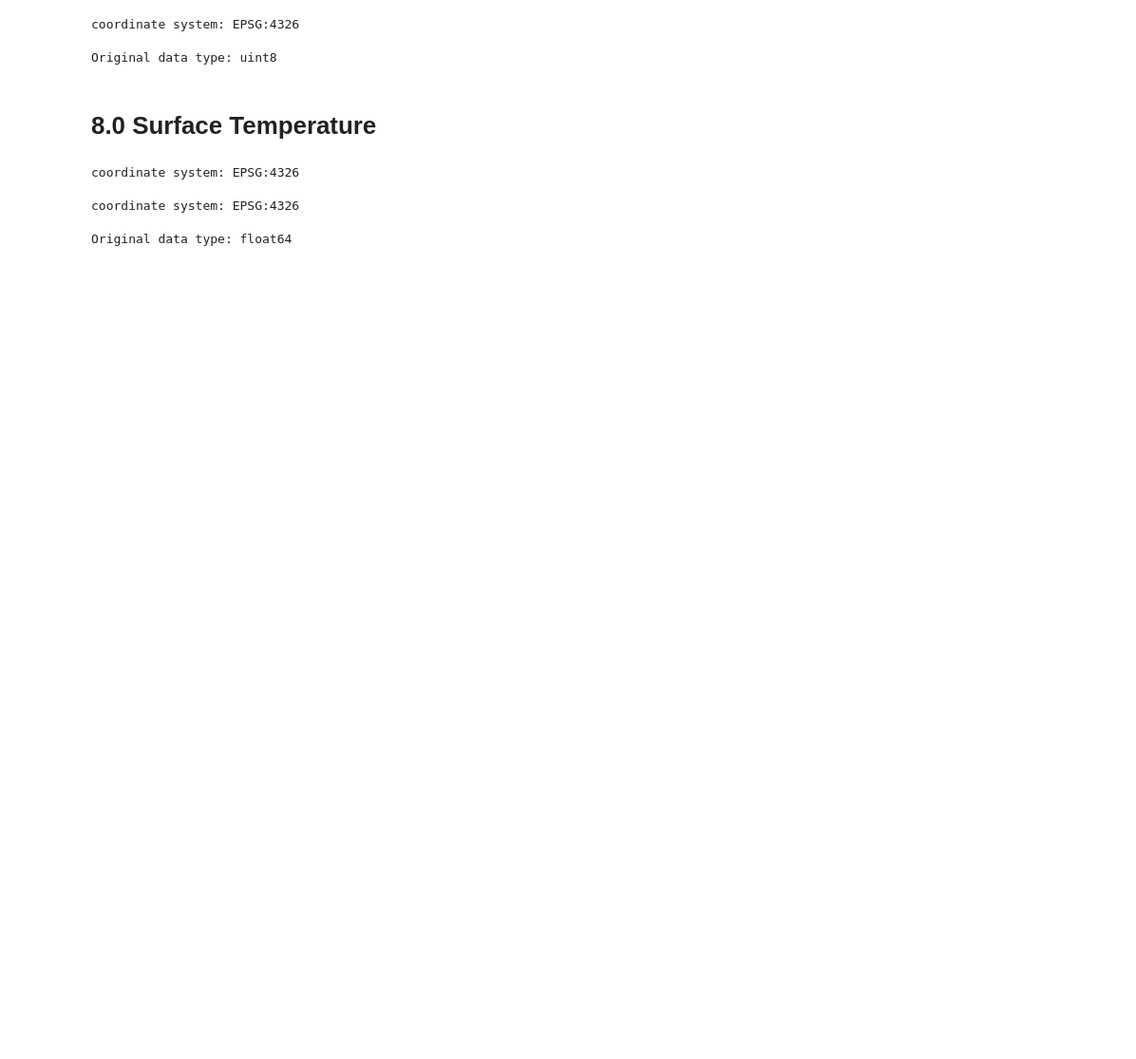
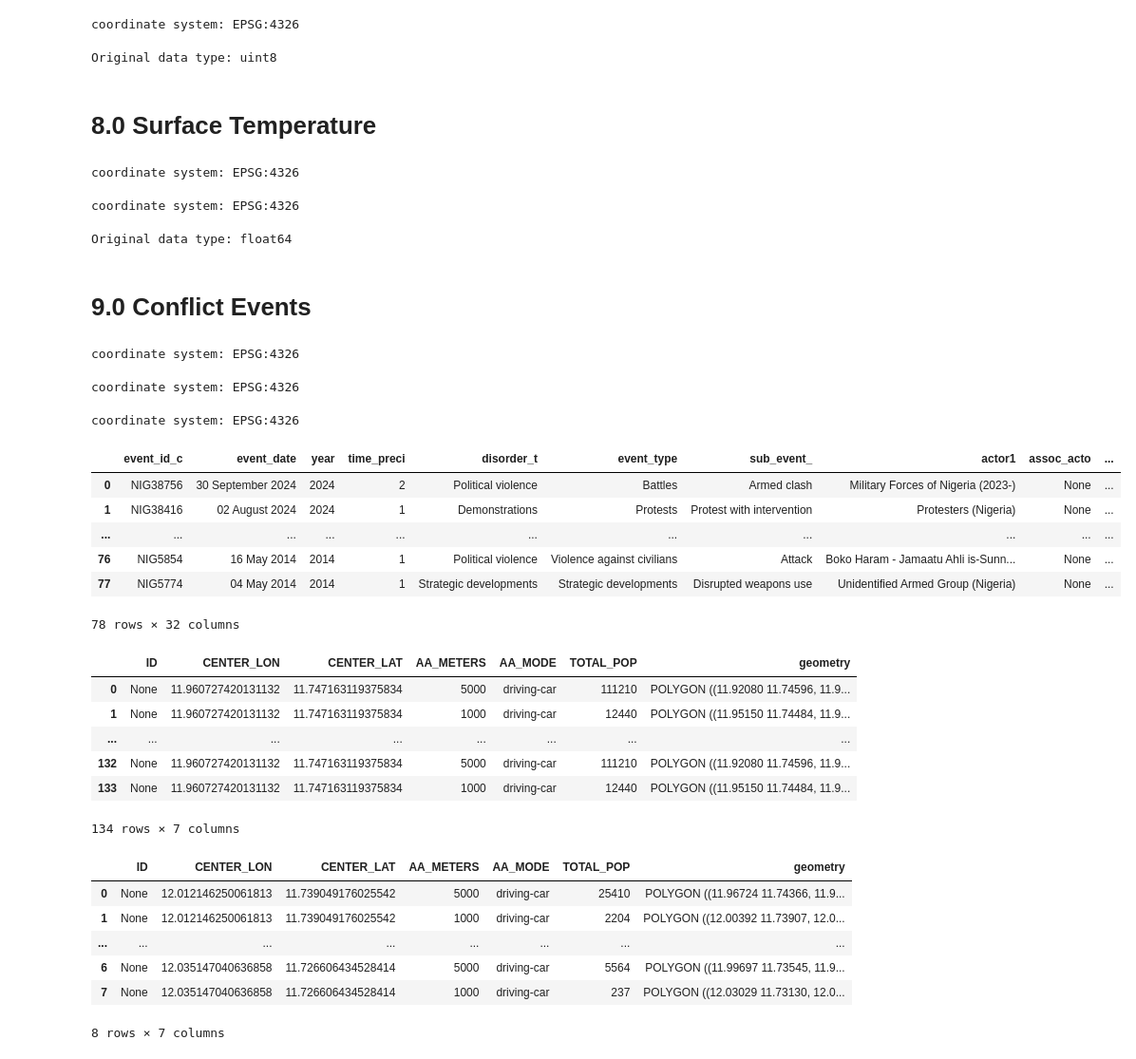
Before and after one commit to carolinecullinan/damaturu-nigeria-idp, a Jupyter notebook: notebooks/1-cgc-cleaning.ipynb, the cells around one changed output. Shown: that part at 95% size. Cells and saved outputs as stored; diff of their text form; code cells hidden in the pictures; blank space fills up the shorter version.

Commit message:
conflict event data exporation

```diff
--- a/notebooks/1-cgc-cleaning.ipynb
+++ b/notebooks/1-cgc-cleaning.ipynb
@@ -544,3 +542,63 @@ damaturu_st_geojson = raster_to_polygons(
 )
 # %% [output]
 Original data type: float64
+# %% [markdown]
+# 9.0 Conflict Events
+# %%
+# read in ACLED damaturu shapefile
+damaturu_acled = gpd.read_file("data/interim/Acled_Damaturu_LGA.shp")
+
+# check coordinate system of damaturu_acled
+print(f"coordinate system: {damaturu_acled.crs}")
+# %% [output]
+coordinate system: EPSG:4326
+# %%
+# read in isochrone ACLED damaturu shapefile
+damaturu_acled_isochrone = gpd.read_file("data/interim/Isochrones_Acled.shp")
+
+# check coordinate system of damaturu_acled_isochrone
+print(f"coordinate system: {damaturu_acled_isochrone.crs}")
+# %% [output]
+coordinate system: EPSG:4326
+# %%
+# read in isochrone IDP site damaturu shapefile
+damaturu_idp_isochrone = gpd.read_file("data/interim/Isochrones_IDP sites.shp")
+
+# check coordinate system of damaturu_idp_isochrone
+print(f"coordinate system: {damaturu_idp_isochrone.crs}")
+# %% [output]
+coordinate system: EPSG:4326
+# %%
+# gain insight into damaturu_acled
+with pd.option_context('display.max_rows', 5, 'display.max_columns', None):
+    display(damaturu_acled)
+
+# gain insight into damaturu_acled_isochrone
+with pd.option_context('display.max_rows', 5, 'display.max_columns', None):
+    display(damaturu_acled_isochrone)
+
+# gain insight into damaturu_idp_isochrone
+with pd.option_context('display.max_rows', 5, 'display.max_columns', None):
+    display(damaturu_idp_isochrone)
+# %% [output]
+|  | event_id_c | event_date | year | time_preci | disorder_t | event_type | sub_event_ | actor1 | assoc_acto | ... |
+| 0 | NIG38756 | 30 September 2024 | 2024 | 2 | Political violence | Battles | Armed clash | Military Forces of Nigeria (2023-) | None | ... |
+| 1 | NIG38416 | 02 August 2024 | 2024 | 1 | Demonstrations | Protests | Protest with intervention | Protesters (Nigeria) | None | ... |
+| ... | ... | ... | ... | ... | ... | ... | ... | ... | ... | ... |
+| 76 | NIG5854 | 16 May 2014 | 2014 | 1 | Political violence | Violence against civilians | Attack | Boko Haram - Jamaatu Ahli is-Sunn... | None | ... |
+| 77 | NIG5774 | 04 May 2014 | 2014 | 1 | Strategic developments | Strategic developments | Disrupted weapons use | Unidentified Armed Group (Nigeria) | None | ... |
+78 rows × 32 columns
+|  | ID | CENTER_LON | CENTER_LAT | AA_METERS | AA_MODE | TOTAL_POP | geometry |
+| 0 | None | 11.960727420131132 | 11.747163119375834 | 5000 | driving-car | 111210 | POLYGON ((11.92080 11.74596, 11.9... |
+| 1 | None | 11.960727420131132 | 11.747163119375834 | 1000 | driving-car | 12440 | POLYGON ((11.95150 11.74484, 11.9... |
+| ... | ... | ... | ... | ... | ... | ... | ... |
+| 132 | None | 11.960727420131132 | 11.747163119375834 | 5000 | driving-car | 111210 | POLYGON ((11.92080 11.74596, 11.9... |
+| 133 | None | 11.960727420131132 | 11.747163119375834 | 1000 | driving-car | 12440 | POLYGON ((11.95150 11.74484, 11.9... |
+134 rows × 7 columns
+|  | ID | CENTER_LON | CENTER_LAT | AA_METERS | AA_MODE | TOTAL_POP | geometry |
+| 0 | None | 12.012146250061813 | 11.739049176025542 | 5000 | driving-car | 25410 | POLYGON ((11.96724 11.74366, 11.9... |
+| 1 | None | 12.012146250061813 | 11.739049176025542 | 1000 | driving-car | 2204 | POLYGON ((12.00392 11.73907, 12.0... |
+| ... | ... | ... | ... | ... | ... | ... | ... |
+| 6 | None | 12.035147040636858 | 11.726606434528414 | 5000 | driving-car | 5564 | POLYGON ((11.99697 11.73545, 11.9... |
+| 7 | None | 12.035147040636858 | 11.726606434528414 | 1000 | driving-car | 237 | POLYGON ((12.03029 11.73130, 12.0... |
+8 rows × 7 columns
```
Also changed, not shown: parts of 1 cell of this notebook.
